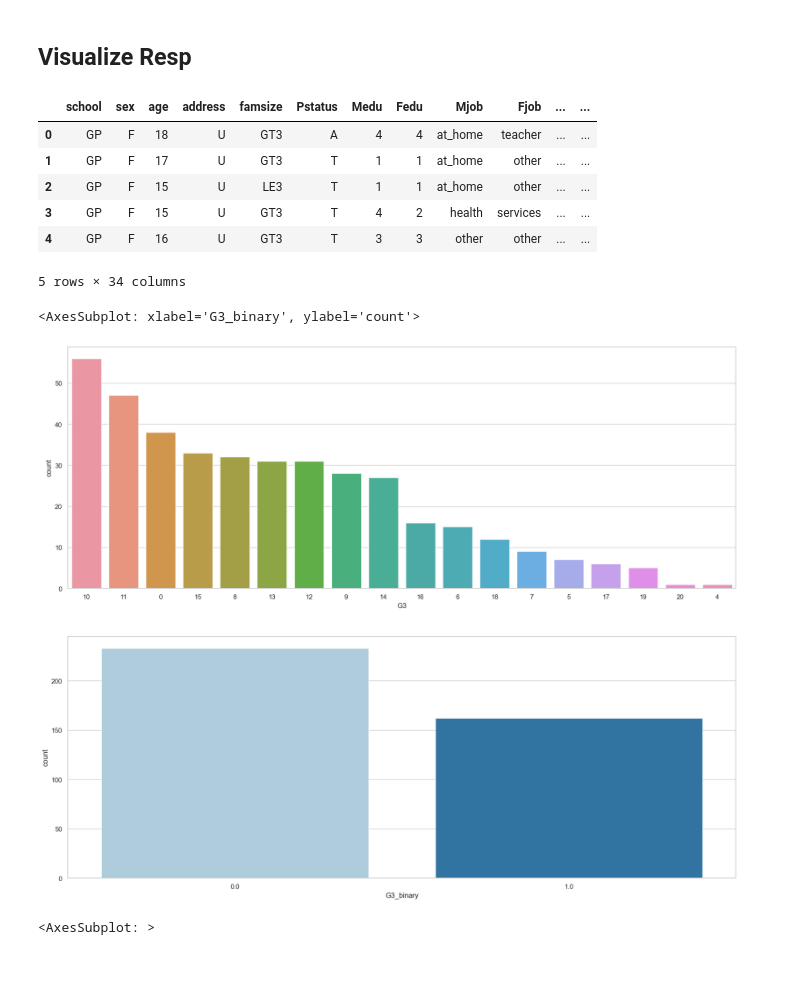
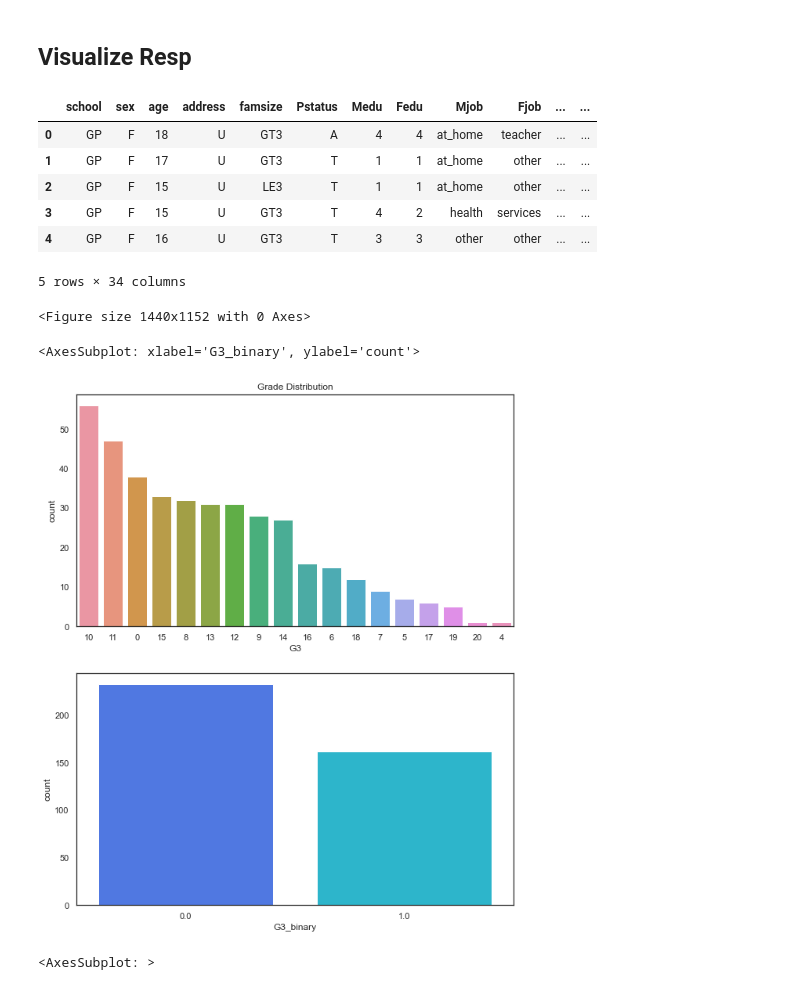
Before and after one commit to zshi719/student_grade_prediction, a Jupyter notebook: attemp1_vs.ipynb, the cells around one changed output. Drawn from its saved outputs; the diff is of its cells as text; code cells hidden in the pictures.

```diff
--- a/attemp1_vs.ipynb
+++ b/attemp1_vs.ipynb
@@ -4,7 +4,7 @@ import matplotlib.pyplot as plt
 import numpy as np
 import pandas as pd
 import seaborn as sns
-sns.set_theme(style='whitegrid', palette='Paired')
+sns.set_theme(style='white', palette='rainbow')
 # %%
 data = pd.read_csv("data/student-mat.csv")
 data.head()
@@ -23,6 +23,7 @@ data.shape
 # %% [markdown]
 ## Visualize Resp
 # %%
+fig = plt.figure(figsize=(20, 16))
 data.loc[data.G3 < 12, 'G3_binary'] = 0
 data.loc[data.G3 >= 12, 'G3_binary'] = 1
 data.head()
@@ -34,15 +35,16 @@ data.head()
 | 3 | GP | F | 15 | U | GT3 | T | 4 | 2 | health | services | ... | ... |
 | 4 | GP | F | 16 | U | GT3 | T | 3 | 3 | other | other | ... | ... |
 5 rows × 34 columns
+<Figure size 1440x1152 with 0 Axes>
 # %%
-fig = plt.figure(figsize=(20, 16))
+fig = plt.figure(figsize=(10, 12))
 fig.add_subplot(2, 1, 1)
-sns.countplot(x='G3', data=data, order=data['G3'].value_counts().index)
+sns.countplot(x='G3', data=data, order=data['G3'].value_counts().index).set_title("Grade Distribution")
 fig.add_subplot(2, 1, 2)
 sns.countplot(x=data.G3_binary, order=data.G3_binary.value_counts().index)
 # %% [output]
 <AxesSubplot: xlabel='G3_binary', ylabel='count'>
-[figure, old version]
+[figure, new version]
 # %%
 plt.figure(figsize=(25, 16))
 sns.heatmap(data.corr(numeric_only=True), annot=True, cmap='Blues')
```
Also changed, not shown: parts of 9 cells of this notebook.
